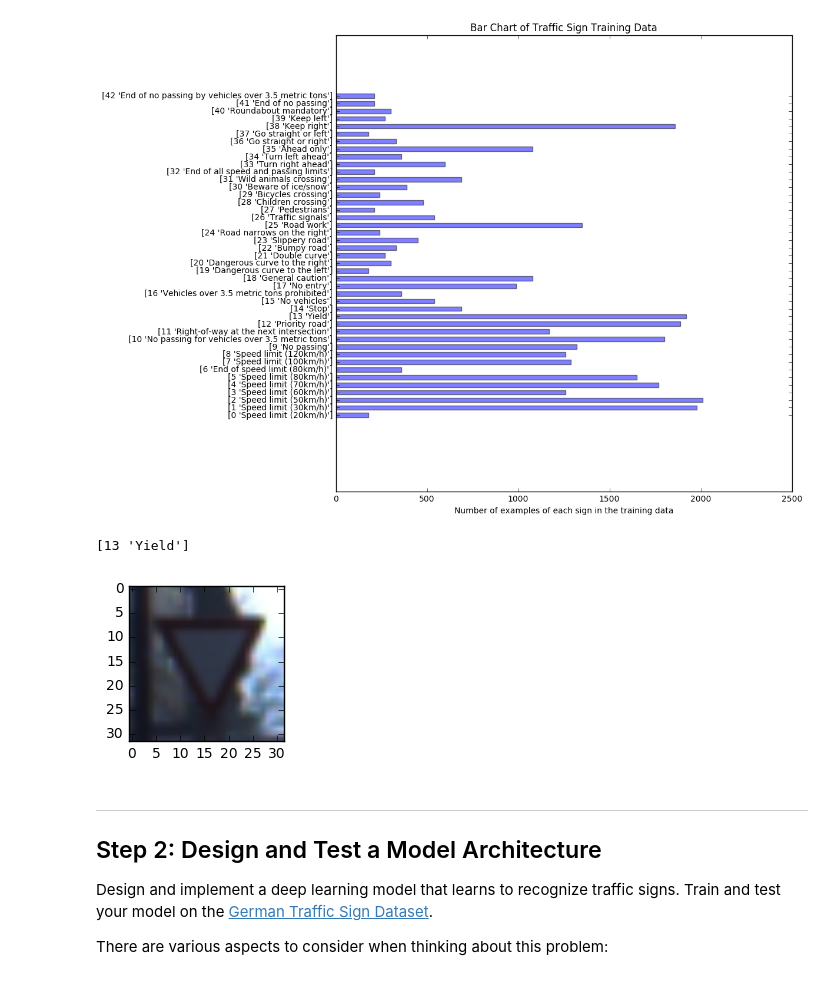
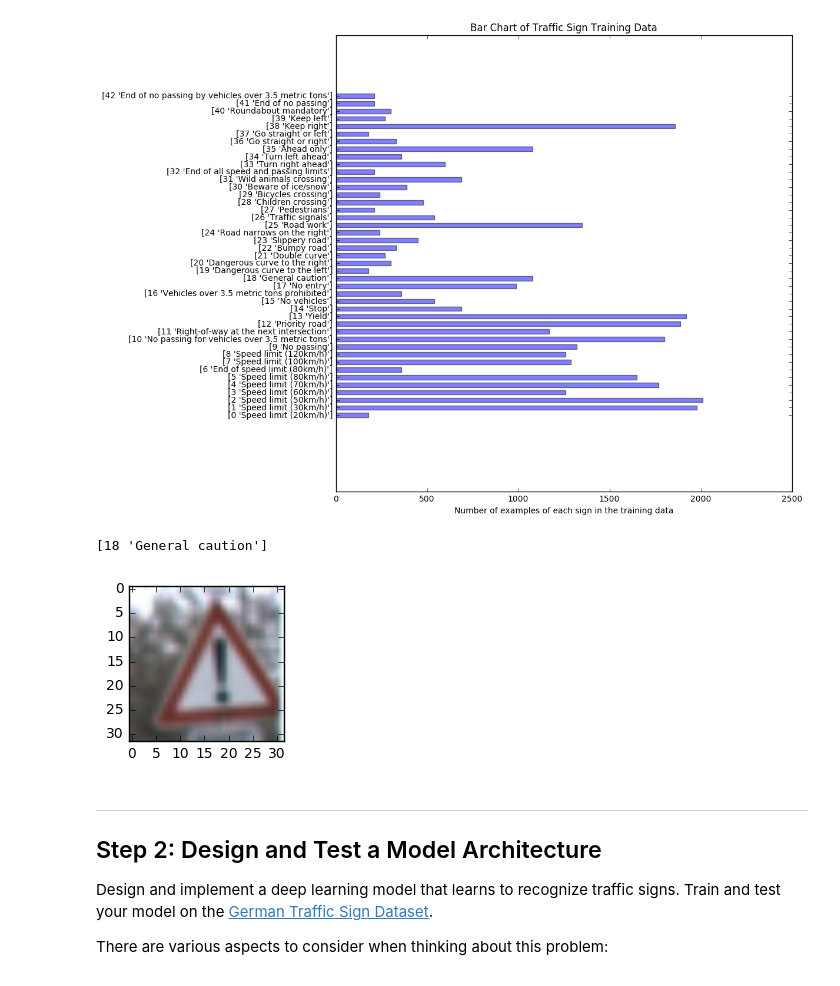
Before and after one commit to powerc99/CarND-Traffic-Sign-Classifier-Project-master, a Jupyter notebook: Traffic_Sign_Classifier.ipynb, the cells around one changed output. Saved outputs shown, nothing was run; the diff lists cells and outputs as text; code cells hidden in the pictures.

```diff
--- a/Traffic_Sign_Classifier.ipynb
+++ b/Traffic_Sign_Classifier.ipynb
@@ -122,19 +122,19 @@ plt.show()
 # %%
 #code to print an example of a pictures with a certain label
 t= True
 i=0
 while t:
-    if y_valid[i] == 13:
+    if y_valid[i] == 18:
         t = False
     else:
         i+=1
 image = X_valid[i].squeeze()
 plt.figure(figsize=(2,2))
 plt.imshow(image, cmap="gray")
 print(sign_labels.values[y_valid[i]])
 # %% [output]
-[13 'Yield']
+[18 'General caution']
-[figure, old version]
+[figure, new version]
 # %% [markdown]
 ----
 
```
Also changed, not shown: parts of 8 cells of this notebook, 10 other files.
